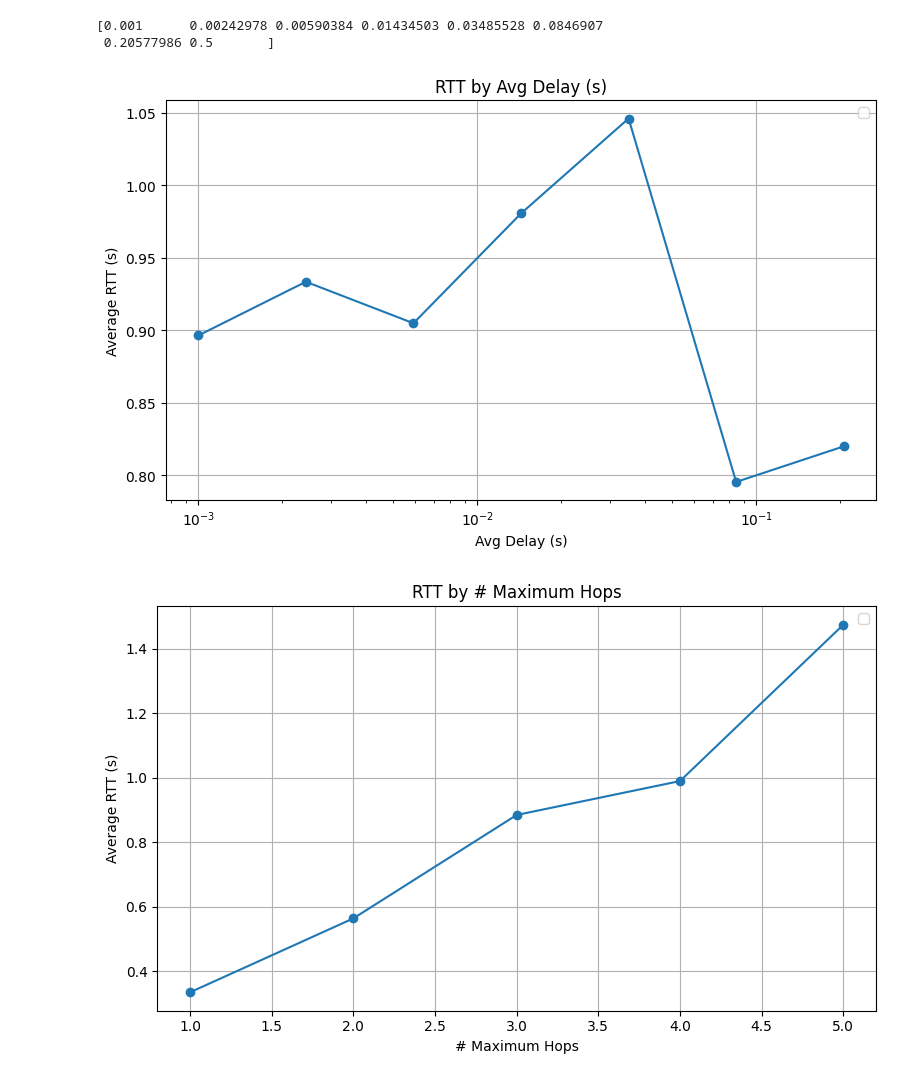
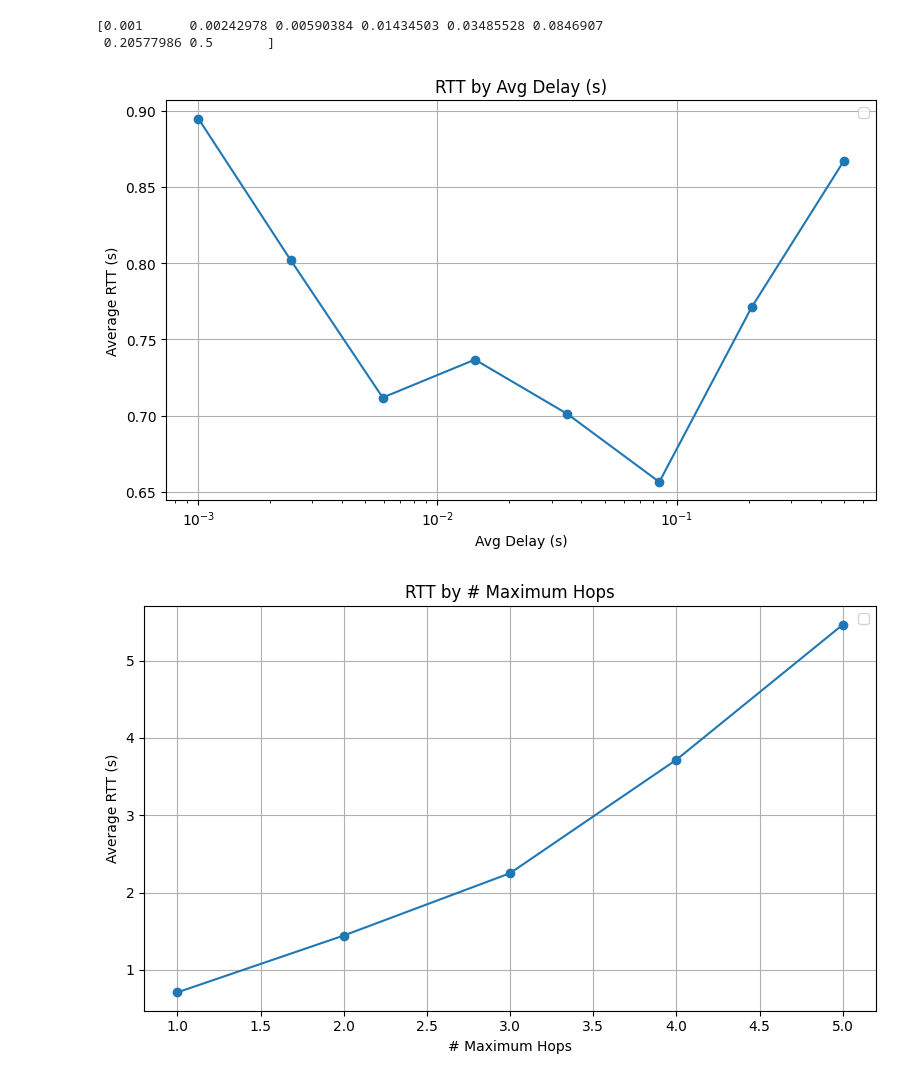
Before and after one commit to Altishofer/DFL_PeerBasedMixing, a Jupyter notebook: experiments/evaluation-plots.ipynb, the cells around one changed output. Drawn from its saved outputs; the diff is of its cells as text; code cells hidden in the pictures.

```diff
--- a/experiments/evaluation-plots.ipynb
+++ b/experiments/evaluation-plots.ipynb
@@ -190,24 +190,24 @@ lambdas     = np.logspace(np.log10(0.001), np.log10(0.5), num=8)
 print(lambdas)
 nr_hops     = [1, 2, 3, 4, 5, 6]
 
-def get_time_interval(df):
-    df_stage_3 = df[(df['field'] == "stage") & (df['value'] == 3.0)]
+def get_time_interval(df, prop, value):
+    df_stage_3 = df[(df['field'] == prop) & (df['value'] == value)]
 
     node_stage_times = df_stage_3.groupby('node')['timestamp'].agg(['min', 'max'])
 
-    start = node_stage_times['min'].max() + pd.Timedelta(seconds=1)
-    end = node_stage_times['max'].min() - pd.Timedelta(seconds=1)
+    start = node_stage_times['min'].max() + pd.Timedelta(seconds=2)
+    end = node_stage_times['max'].min() - pd.Timedelta(seconds=2)
 
     return start, end
 
 def get_avg_rtt(df):
     df['timestamp'] = pd.to_datetime(df['timestamp'], format='ISO8601')
 
-    max_peers = df[df['field'] == "active_peers"]['value'].max()
-
-    start, end = get_time_interval(df)
+    max_peers = df[df['field'] == "active_peers"]["value"].max()
+    start, end = get_time_interval(df, "active_peers", max_peers)
 
     df_interval = df[(df['timestamp'] > start) & (df['timestamp'] < end)]
+    df_interval = df
     rtt_per_node = df_interval[df_interval['field'] == "last_rtt"].groupby('node')
     return rtt_per_node['value'].mean().mean()
 
@@ -238,8 +238,8 @@ def plot_avg_rtt(x_axis, title, folder, image_name, log=False):
 [0.001      0.00242978 0.00590384 0.01434503 0.03485528 0.0846907
  0.20577986 0.5       ]
 # %%
-plot_avg_rtt(lambdas, "Avg Delay (s)", "rtts_per_lambda/last_rtt", "rtts_per_lambda_last_rtt", log=True)
-plot_avg_rtt(nr_hops, "# Maximum Hops", "rtts_per_hops/last_rtt", "rtts_per_hops_last_rtt")
+plot_avg_rtt(lambdas, "Avg Delay (s)", "rtts_per_lambda/ex02-10000", "rtts_per_lambda_last_rtt", log=True)
+plot_avg_rtt(nr_hops, "# Maximum Hops", "rtts_per_hops/ex02", "rtts_per_hops_last_rtt")
 # %% [output]
-[figure, old version]
+[figure, new version]
-[figure, old version]
+[figure, new version]
```
Also changed, not shown: parts of 1 cell of this notebook, 2 other files.
